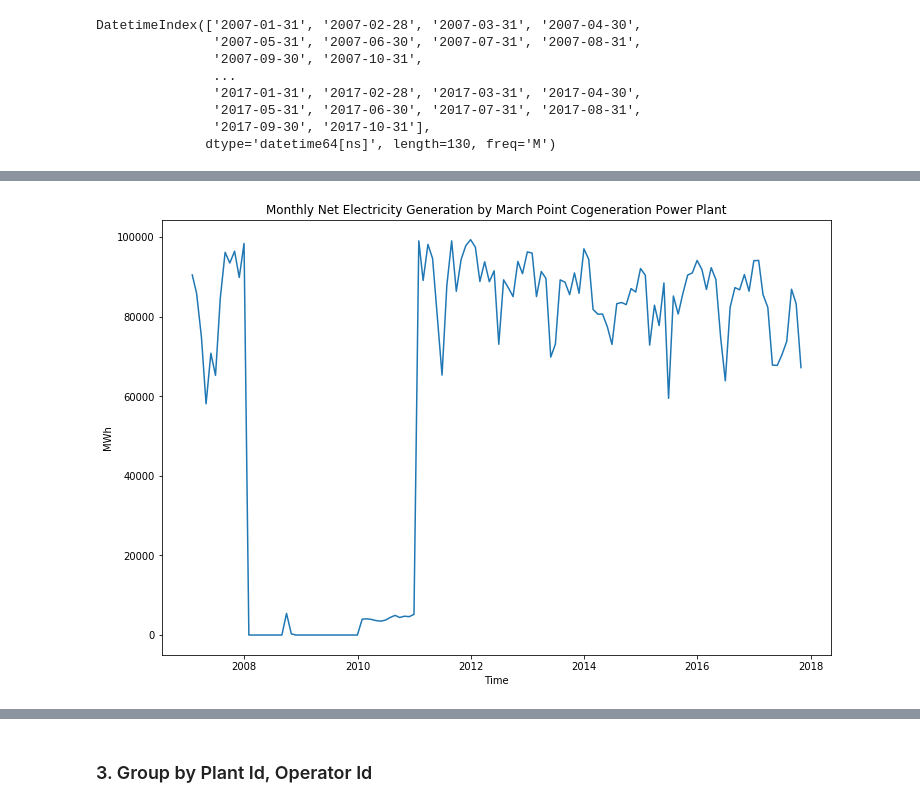
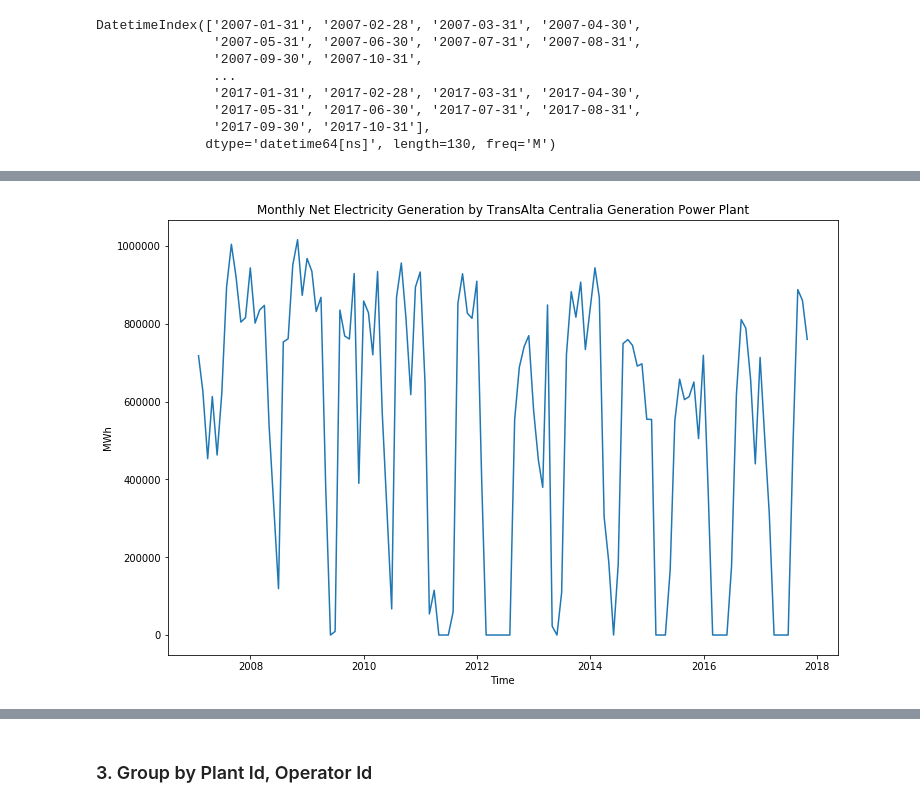
Before and after one commit to xingliuUT/battery_planner, a Jupyter notebook: import_data.ipynb, the cells around one changed output, grey strips where cells are left out. Drawn from its saved outputs; the diff is of its cells as text; code cells hidden in the pictures.

Commit message:
feat: another graph for plantid3845

```diff
--- a/import_data.ipynb
+++ b/import_data.ipynb
@@ -107,7 +107,7 @@ def clean_by_year(raw_df, year_str, delim = '\n', state_col = 'Plant State'):
 #     state_row_ind = df.loc[:, state_col] == 'WA'
 #     df = df.loc[state_row_ind, :]
     # select by Plant Id
-    plant_row_ind = raw_df.loc[:, 'Plant Id'] == 54268
+    plant_row_ind = raw_df.loc[:, 'Plant Id'] == 3845
     df = raw_df.loc[plant_row_ind, :]
     # Use plant's & operator's id and name as row index
 #     df = df.set_index(['Plant Id', 'Plant Name', 'Operator Id', 'Operator Name', state_col])
@@ -151,2 +150,0 @@ df2016_new
-# %%
-df_eia923_y2015.columns = df_eia923_y2015.columns.get_level_values(1)
@@ -226,7 +211,7 @@ def clean_by_year_after2011(raw_df, year_str, delim = ' ', search_col = 'Net Gen
 #     df = raw_df.loc[~drop_row_ind, :]
     # Use plant's & operator's id and name as row index
 #     df = df.set_index(['Plant ID', 'Plant Name', 'Operator ID', 'Operator Name', 'State'])
-    plant_row_ind = raw_df.loc[:, 'Plant ID'] == 54268
+    plant_row_ind = raw_df.loc[:, 'Plant ID'] == 3845
     df = raw_df.loc[plant_row_ind, :]
     # Use plant's & operator's id and name as row index
 #     df = df.set_index(['Plant Id', 'Plant Name', 'Operator Id', 'Operator Name', state_col])
@@ -304,2 +369,4 @@ ts2012 = df2012_new.sum(axis = 0)
+# %%
+df2013_new[df2013_new == '.'] = 0.
 # %%
 ts2013 = df2013_new.sum(axis = 0)
@@ -373,9 +467,9 @@ df_input = df_ts.loc[:,['time_stamp', 'net_gen']]
 # %%
 fig, ax = plt.subplots(figsize = (12, 8))
 ax.plot(df_input.loc[:,'time_stamp'], df_input.loc[:, 'net_gen'])
 ax.set_xlabel('Time');
 ax.set_ylabel('MWh');
-ax.set_title('Monthly Net Electricity Generation by March Point Cogeneration Power Plant');
+ax.set_title('Monthly Net Electricity Generation by TransAlta Centralia Generation Power Plant');
 # %% [output]
-[figure, old version]
+[figure, new version]
 # %%
```
Also changed, not shown: parts of 39 cells of this notebook.
